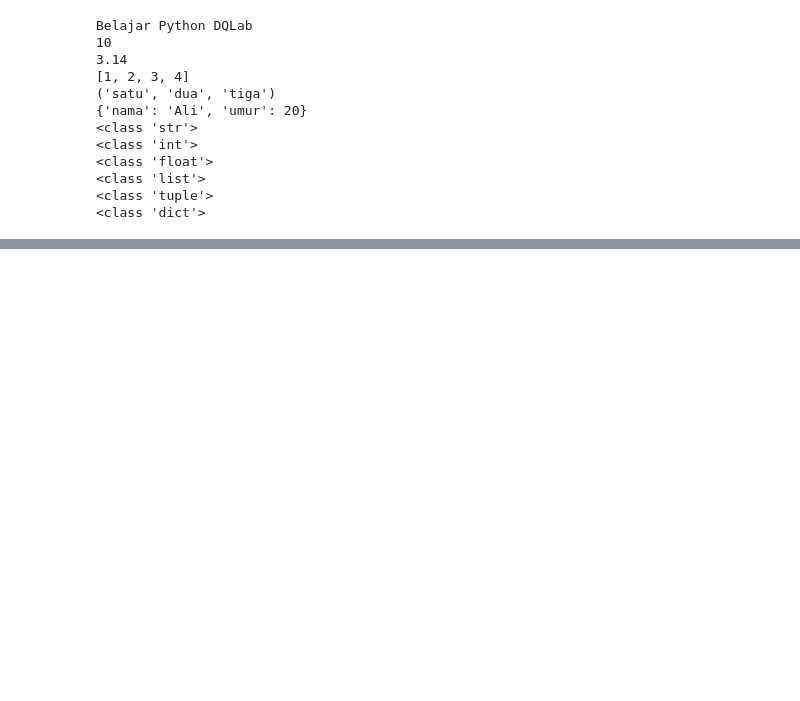
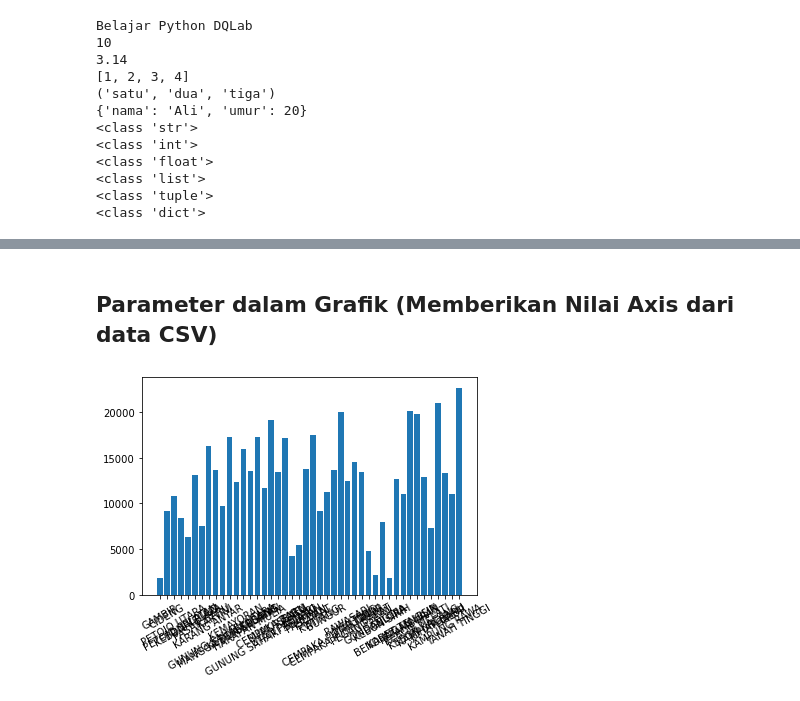
Before and after one commit to syahdannoor/DQLab_notes, a Jupyter notebook: Modules/Python/Persiapan/Python Fundamental for Data Science.ipynb, the cells around one changed output, grey strips where cells are left out. Cells and saved outputs as stored; diff of their text form; code cells hidden in the pictures; blank space fills up the shorter version.

Commit message:
Python Fundamental for Data Science

```diff
--- a/Modules/Python/Persiapan/Python Fundamental for Data Science.ipynb
+++ b/Modules/Python/Persiapan/Python Fundamental for Data Science.ipynb
@@ -202,0 +651,16 @@ Belajar Python DQLab
+# %% [markdown]
+## Parameter dalam Grafik (Memberikan Nilai Axis dari data CSV)
+# %%
+import pandas as pd
+import numpy as np
+import matplotlib.pyplot as plt
+
+table = pd.read_csv("https://storage.googleapis.com/dqlab-dataset/penduduk_gender_head.csv")
+table.head()
+
+x_label = table['NAMA KELURAHAN']
+plt.bar(x=np.arange(len(x_label)),height=table['LAKI-LAKI WNI'])
+plt.xticks(np.arange(len(x_label)), table['NAMA KELURAHAN'], rotation=30)
+plt.show()
+# %% [output]
+[figure, added]
```
Also changed, not shown: parts of 63 cells of this notebook.
